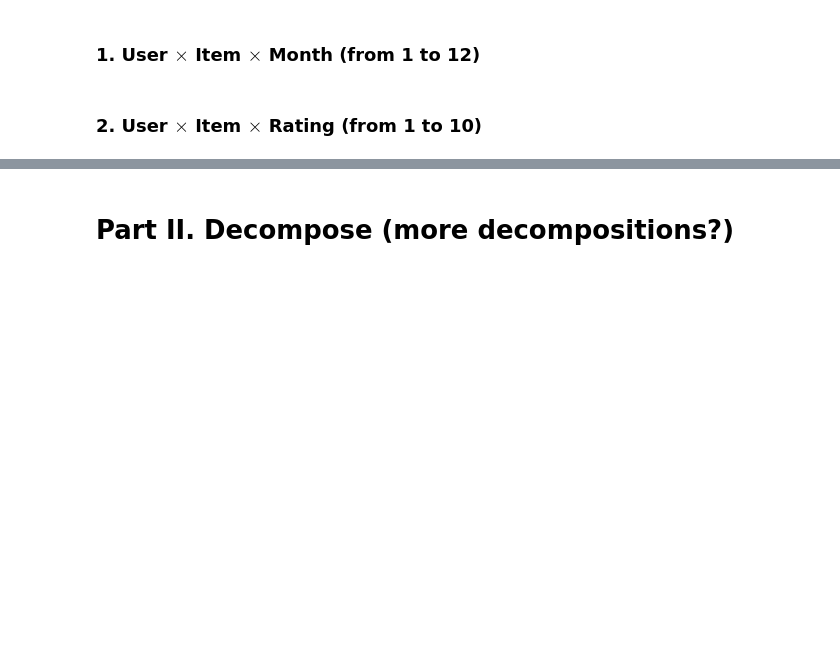
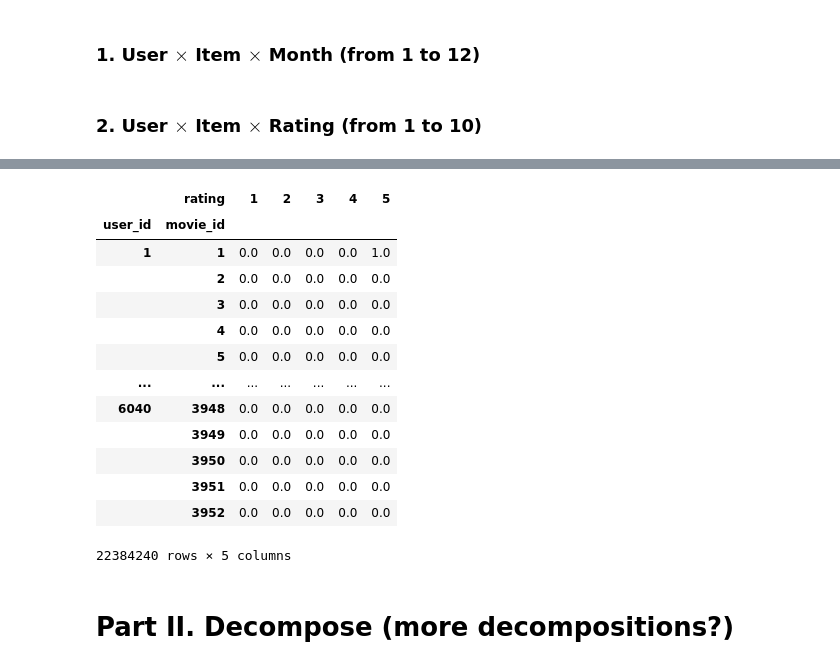
Before and after one commit to kolchindru/RecommendationSystemsProject, a Jupyter notebook: A_for_NLA_project.ipynb, the cells around one changed output, grey strips where cells are left out. Cells and saved outputs as stored; diff of their text form; code cells hidden in the pictures; blank space fills up the shorter version.

```diff
--- a/A_for_NLA_project.ipynb
+++ b/A_for_NLA_project.ipynb
@@ -10,0 +131,4 @@
+# %%
+extra_frame = pd.DataFrame(np.vstack(extra_movies), columns=['user_id', 'rating', 'movie_id', 'binary'])
+
+extra_frame
@@ -10,0 +149,2 @@
+# %%
+data_uir = pd.concat((user_item_rat, extra_frame))
@@ -10,0 +167,5 @@
+# %%
+%%time
+
+uir_pivot = pd.pivot_table(data_uir, values='binary', index=['user_id', 'movie_id'],
+                    columns=['rating'])
@@ -10,0 +175,19 @@
+# %%
+uir_pivot = uir_pivot.fillna(0)
+# %%
+uir_pivot
+# %% [output]
+|  | rating | 1 | 2 | 3 | 4 | 5 |
+| user_id | movie_id |  |  |  |  |  |
+| 1 | 1 | 0.0 | 0.0 | 0.0 | 0.0 | 1.0 |
+|  | 2 | 0.0 | 0.0 | 0.0 | 0.0 | 0.0 |
+|  | 3 | 0.0 | 0.0 | 0.0 | 0.0 | 0.0 |
+|  | 4 | 0.0 | 0.0 | 0.0 | 0.0 | 0.0 |
+|  | 5 | 0.0 | 0.0 | 0.0 | 0.0 | 0.0 |
+| ... | ... | ... | ... | ... | ... | ... |
+| 6040 | 3948 | 0.0 | 0.0 | 0.0 | 0.0 | 0.0 |
+|  | 3949 | 0.0 | 0.0 | 0.0 | 0.0 | 0.0 |
+|  | 3950 | 0.0 | 0.0 | 0.0 | 0.0 | 0.0 |
+|  | 3951 | 0.0 | 0.0 | 0.0 | 0.0 | 0.0 |
+|  | 3952 | 0.0 | 0.0 | 0.0 | 0.0 | 0.0 |
+22384240 rows × 5 columns
```
Also changed, not shown: parts of 15 cells of this notebook, 5 other files.
